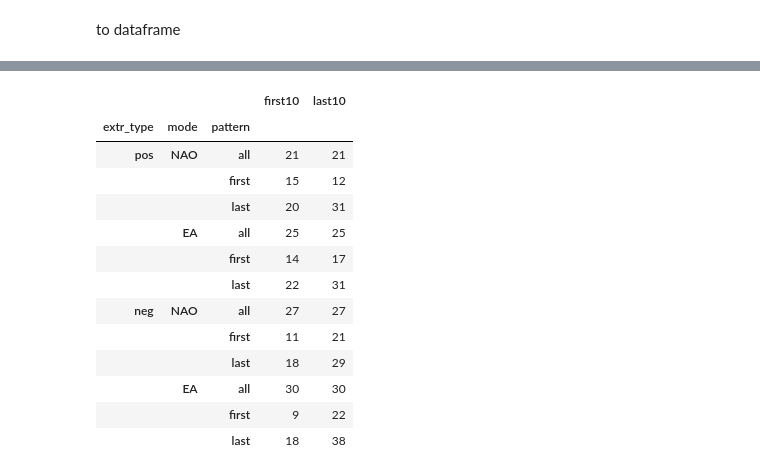
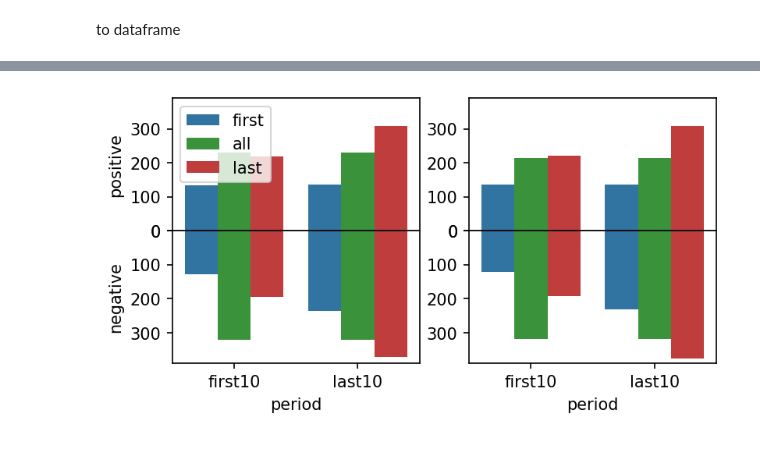
Before and after one commit to liuquan18/Teleconnection, a Jupyter notebook: scripts/IndexDiffPattern_analyze.ipynb, the cells around one changed output, grey strips where cells are left out. Drawn from its saved outputs; the diff is of its cells as text; code cells hidden in the pictures.

Commit message:
EXTREME bar plot

```diff
--- a/scripts/IndexDiffPattern_analyze.ipynb
+++ b/scripts/IndexDiffPattern_analyze.ipynb
@@ -104,4 +104,4 @@ dep_fA,dep_fF,dep_fL,dep_lA,dep_lF,dep_lL = sti.extreme_count([all_all_dep,all_f
 # %% [markdown]
 to dataframe
 # %%
-df = sis.extr_count_df([ind_fA,ind_fF,ind_fL,ind_lA,ind_lF,ind_lL])
+ind_extc = sis.extr_count_df([ind_fA,ind_fF,ind_fL,ind_lA,ind_lF,ind_lL])
@@ -138,17 +108,6 @@ df = sis.extr_count_df([ind_fA,ind_fF,ind_fL,ind_lA,ind_lF,ind_lL],hlayer = 5000
-# %%
-df
-# %% [output]
-|  |  |  | first10 | last10 |
-| extr_type | mode | pattern |  |  |
-| pos | NAO | all | 21 | 21 |
-|  |  | first | 15 | 12 |
-|  |  | last | 20 | 31 |
-|  | EA | all | 25 | 25 |
-|  |  | first | 14 | 17 |
-|  |  | last | 22 | 31 |
-| neg | NAO | all | 27 | 27 |
-|  |  | first | 11 | 21 |
-|  |  | last | 18 | 29 |
-|  | EA | all | 30 | 30 |
-|  |  | first | 9 | 22 |
-|  |  | last | 18 | 38 |
+# %%
+dep_extc = sis.extr_count_df([dep_fA,dep_fF,dep_fL,dep_lA,dep_lF,dep_lL])
+# %%
+sept.extreme_bar([ind_extc,dep_extc],mode = 'NAO',ylim = 390)
+# %% [output]
+[figure, added]
```
Also changed, not shown: parts of 4 cells of this notebook, 2 other files.
